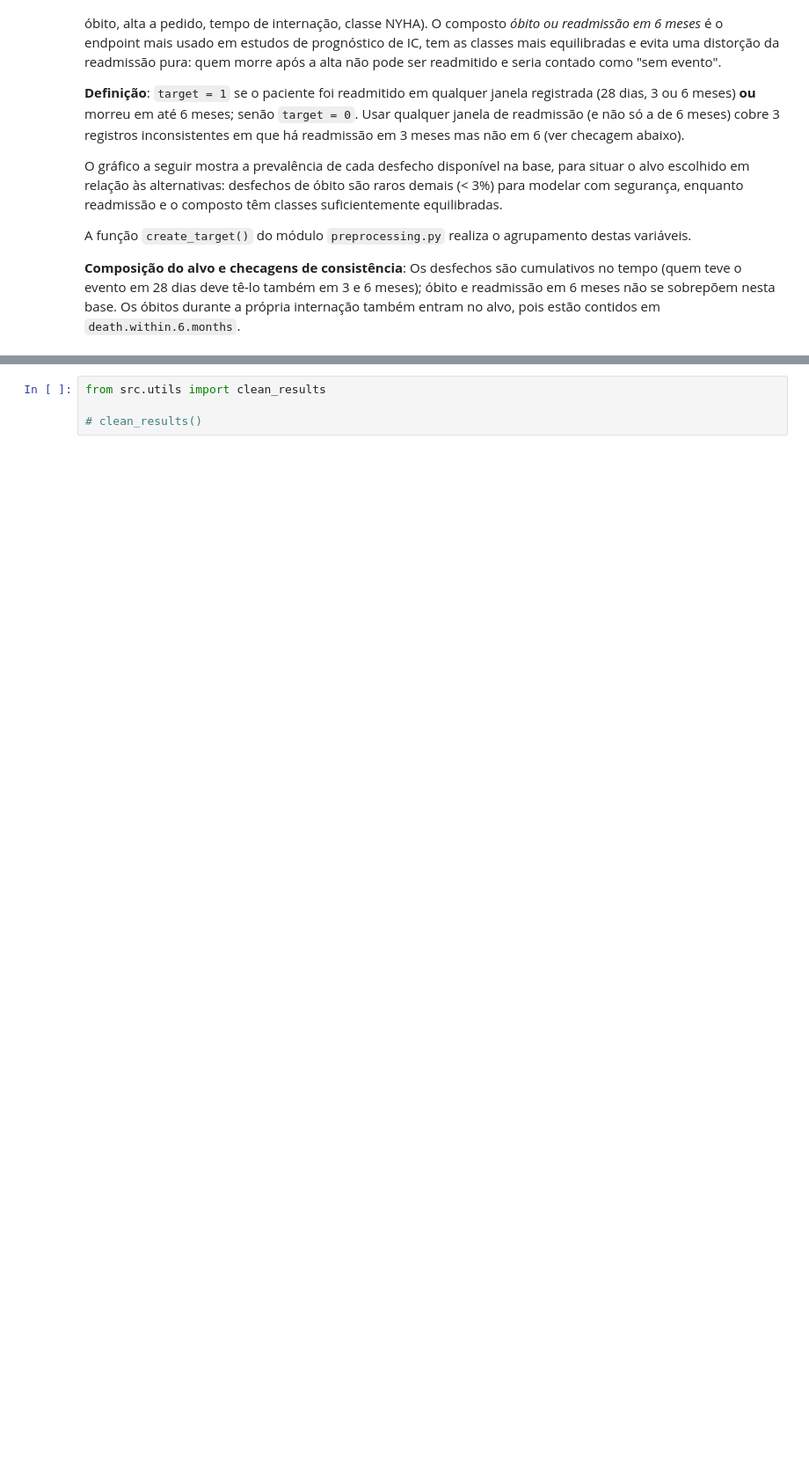
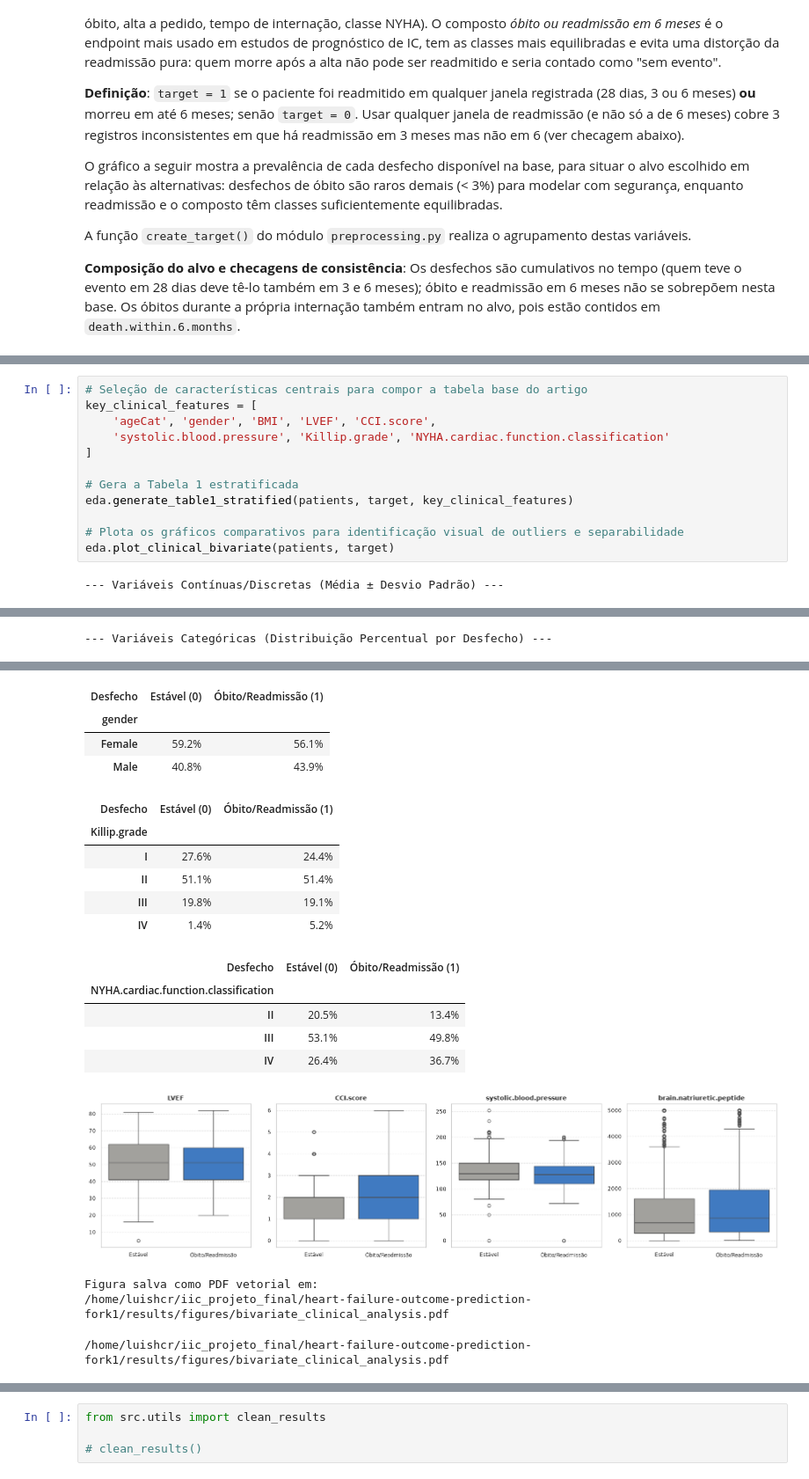
Before and after one commit to gft109/heart-failure-outcome-prediction, a Jupyter notebook: notebooks/main.ipynb, the cells around one changed output, grey strips where cells are left out. Shown at 88% size. Saved outputs shown, nothing was run; the diff lists cells and outputs as text; blank space fills up the shorter version.

```diff
--- a/notebooks/main.ipynb
+++ b/notebooks/main.ipynb
@@ -257,0 +267,14 @@ Total no alvo: 833 de 2008 (41.5%)
+# %%
+# Seleção de características centrais para compor a tabela base do artigo
+key_clinical_features = [
+    'ageCat', 'gender', 'BMI', 'LVEF', 'CCI.score',
+    'systolic.blood.pressure', 'Killip.grade', 'NYHA.cardiac.function.classification'
+]
+
+# Gera a Tabela 1 estratificada
+eda.generate_table1_stratified(patients, target, key_clinical_features)
+
+# Plota os gráficos comparativos para identificação visual de outliers e separabilidade
+eda.plot_clinical_bivariate(patients, target)
+# %% [output]
+--- Variáveis Contínuas/Discretas (Média ± Desvio Padrão) ---
@@ -257,0 +290 @@ Total no alvo: 833 de 2008 (41.5%)
+--- Variáveis Categóricas (Distribuição Percentual por Desfecho) ---
@@ -258 +301,20 @@ Total no alvo: 833 de 2008 (41.5%)
+| Desfecho | Estável (0) | Óbito/Readmissão (1) |
+| gender |  |  |
+| Female | 59.2% | 56.1% |
+| Male | 40.8% | 43.9% |
+| Desfecho | Estável (0) | Óbito/Readmissão (1) |
+| Killip.grade |  |  |
+| I | 27.6% | 24.4% |
+| II | 51.1% | 51.4% |
+| III | 19.8% | 19.1% |
+| IV | 1.4% | 5.2% |
+| Desfecho | Estável (0) | Óbito/Readmissão (1) |
+| NYHA.cardiac.function.classification |  |  |
+| II | 20.5% | 13.4% |
+| III | 53.1% | 49.8% |
+| IV | 26.4% | 36.7% |
+[figure, added]
+Figura salva como PDF vetorial em:
+/home/luishcr/iic_projeto_final/heart-failure-outcome-prediction-fork1/results/figures/bivariate_clinical_analysis.pdf
+/home/luishcr/iic_projeto_final/heart-failure-outcome-prediction-fork1/results/figures/bivariate_clinical_analysis.pdf
 # %% [markdown]
```
Also changed, not shown: parts of 27 cells of this notebook, 10 other files.
